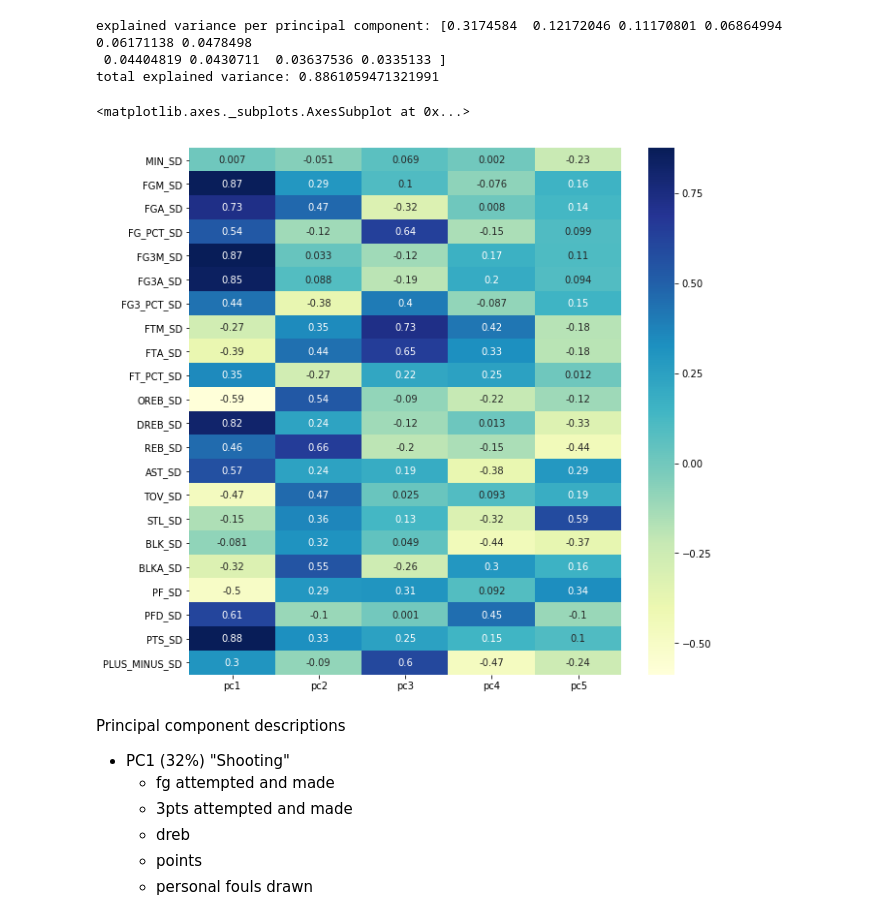
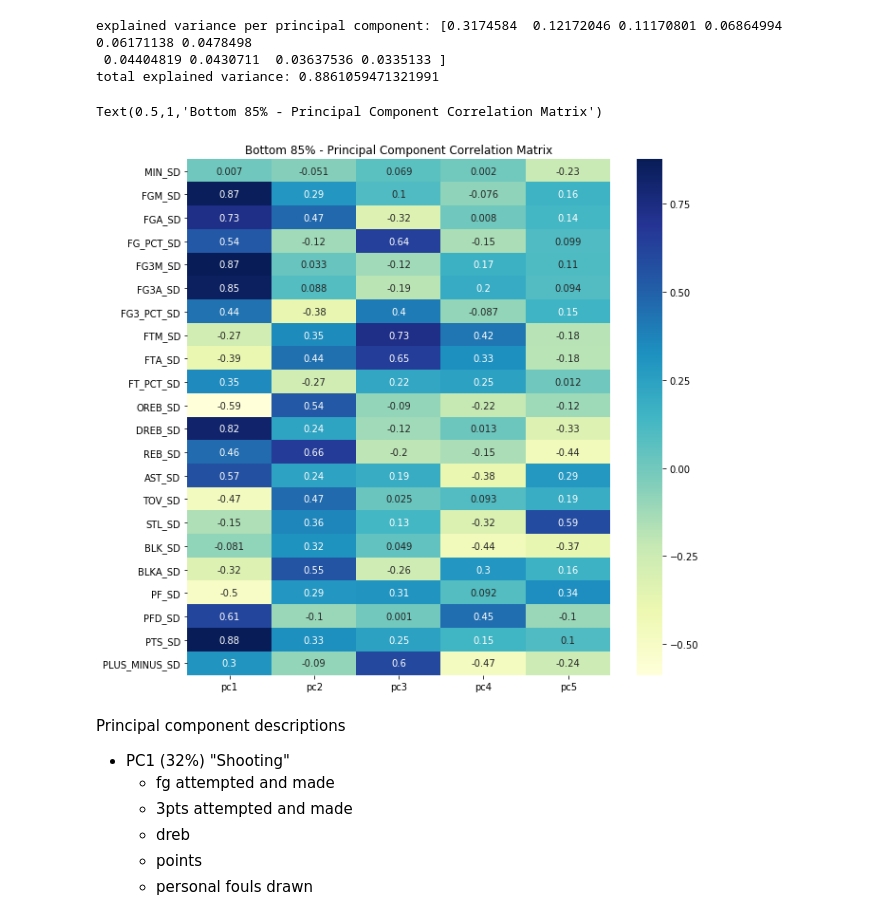
Before and after one commit to Mayer-Yang/NBA_Winner, a Jupyter notebook: Stephen/team_valuation.ipynb, the cells around one changed output. Drawn from its saved outputs; the diff is of its cells as text; code cells hidden in the pictures.

```diff
--- a/Stephen/team_valuation.ipynb
+++ b/Stephen/team_valuation.ipynb
@@ -304,9 +305,10 @@ total explained variance: 0.8861059471321991
 # %%
 fig, ax = plt.subplots(figsize=(10,10))
 sns.heatmap(ax=ax,data=avg_team_loadings.iloc[:,:5], annot=True, cmap="YlGnBu")
+ax.set_title('Bottom 85% - Principal Component Correlation Matrix')
 # %% [output]
-<matplotlib.axes._subplots.AxesSubplot at 0x...>
+Text(0.5,1,'Bottom 85% - Principal Component Correlation Matrix')
-[figure, old version]
+[figure, new version]
 # %% [markdown]
 Principal component descriptions
 - PC1 (32%) "Shooting"
```
Also changed, not shown: parts of 2 cells of this notebook, 1 other file.
